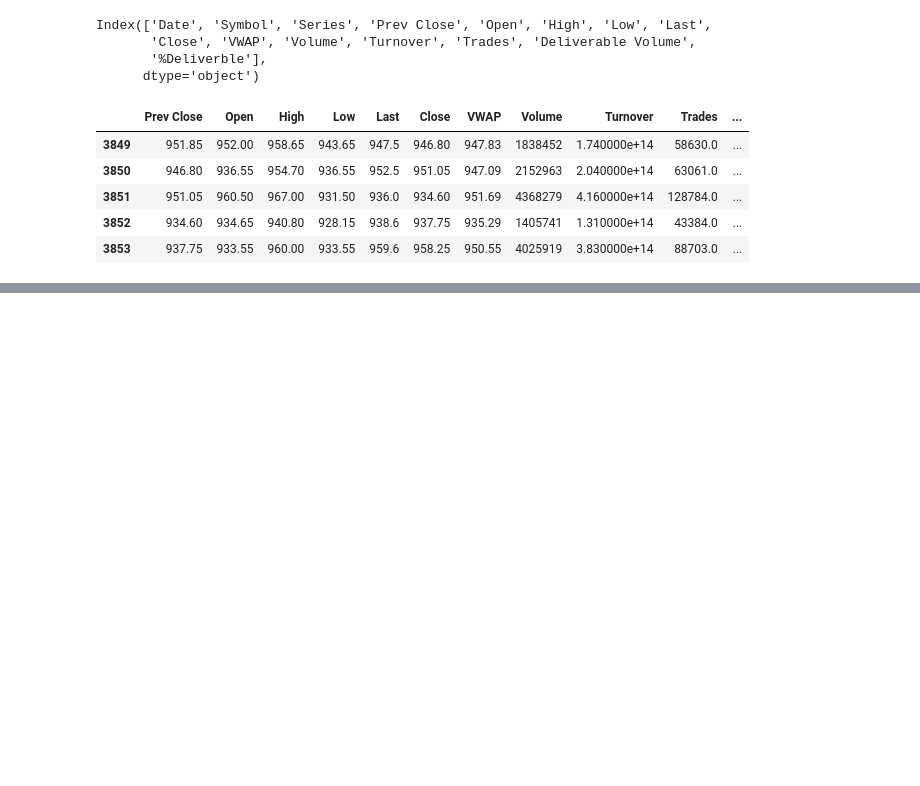
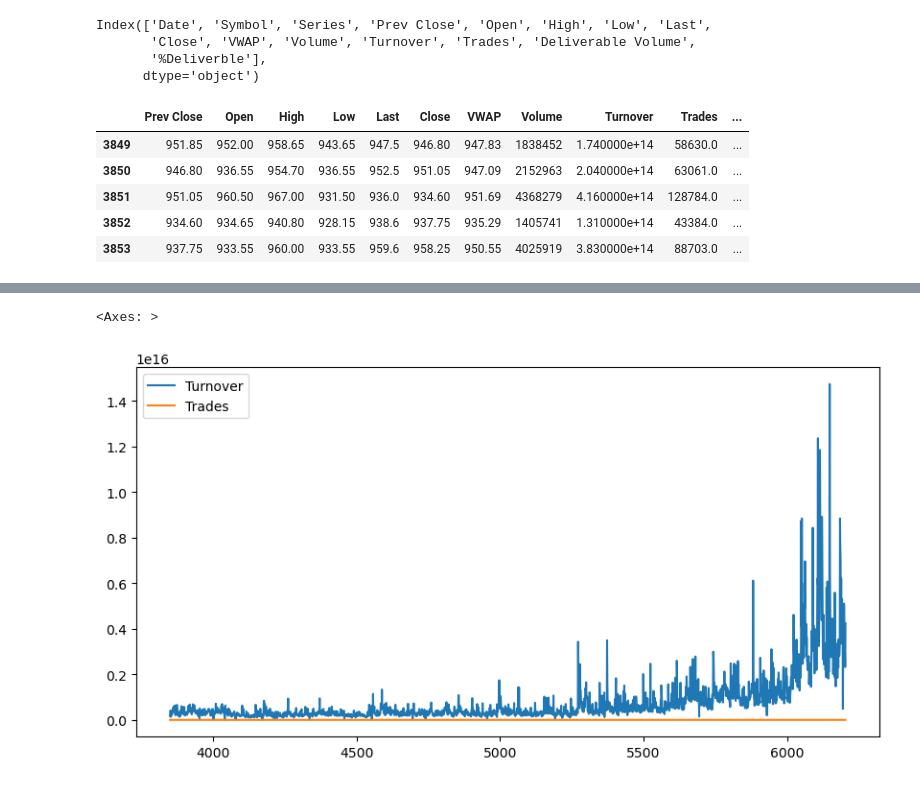
Before and after one commit to Kiash254/DS-ML, a Jupyter notebook: stock_prediction/stock.ipynb, the cells around one changed output, grey strips where cells are left out. Cells and saved outputs as stored; diff of their text form; code cells hidden in the pictures; blank space fills up the shorter version.

```diff
--- a/stock_prediction/stock.ipynb
+++ b/stock_prediction/stock.ipynb
@@ -100,0 +129,6 @@ df.info()
+# %%
+#plot a bar grapgh of turnover vs traders
+df[['Turnover','Trades']].plot(figsize=(10, 5))
+# %% [output]
+<Axes: >
+[figure, added]
```
Also changed, not shown: parts of 19 cells of this notebook, 1 other file.
